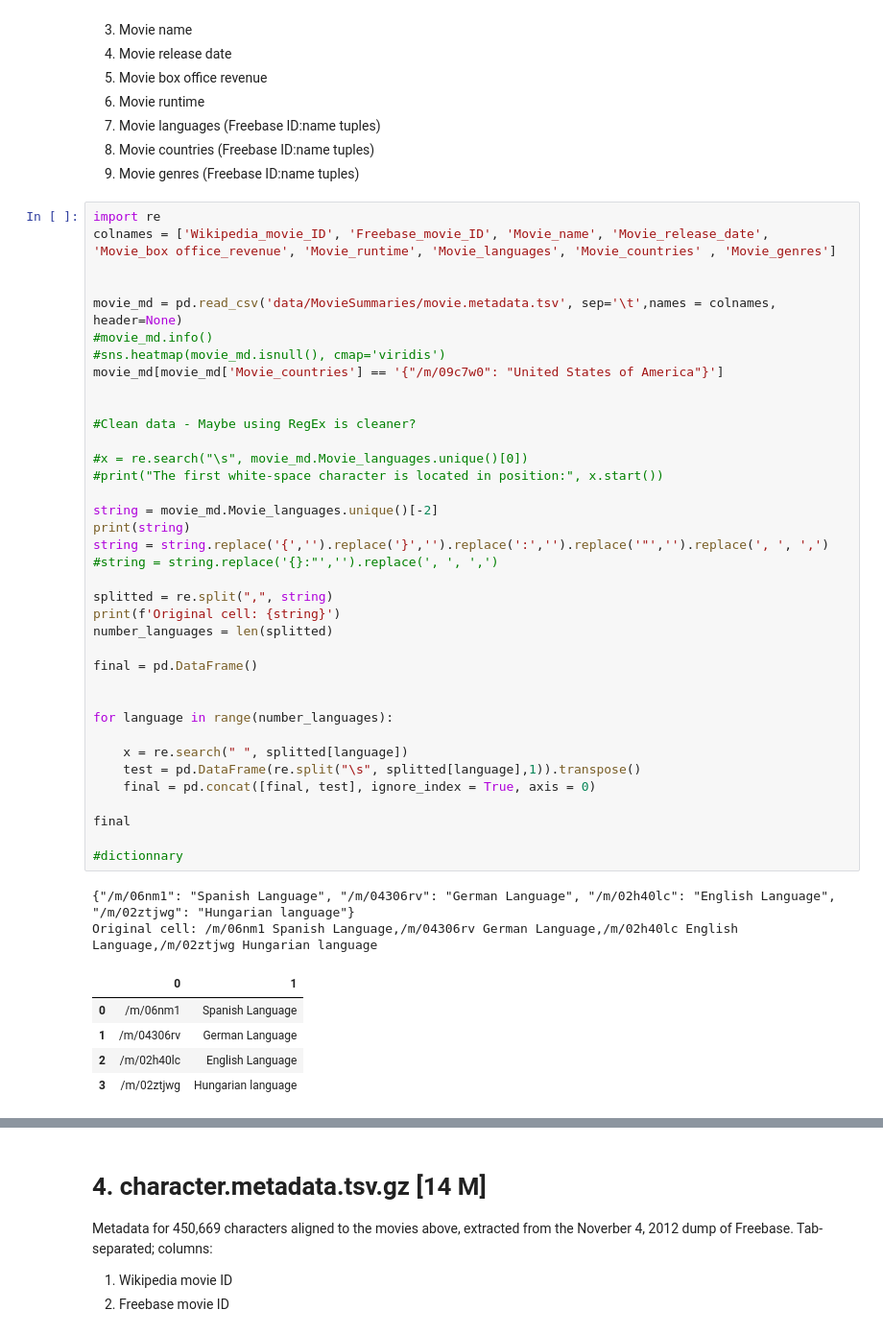
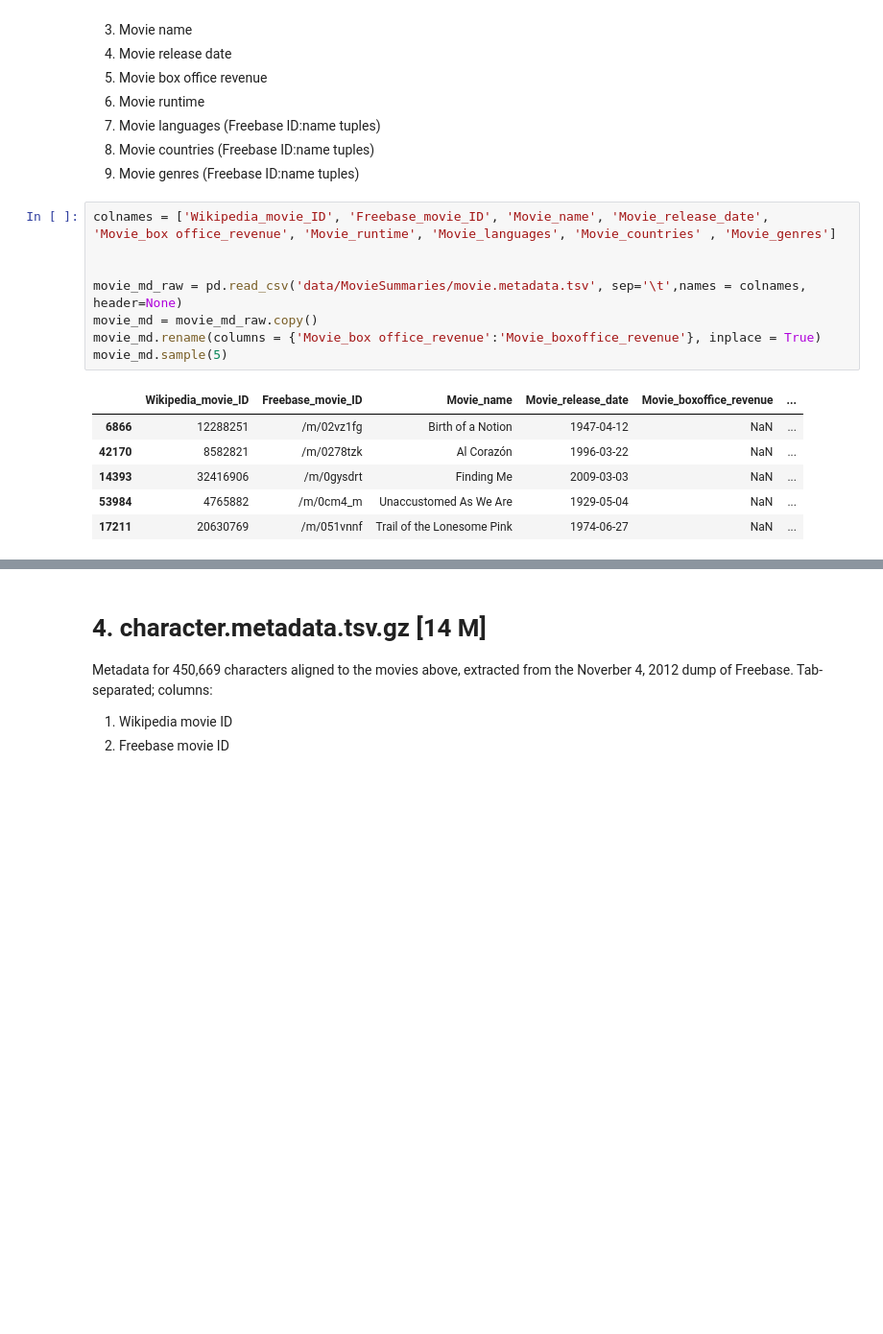
Before and after one commit to epfl-ada/ada-2022-project-silvermafia2022, a Jupyter notebook: project_movies.ipynb, the cells around one changed output, grey strips where cells are left out. Shown: that part at 96% size. Drawn from its saved outputs; the diff is of its cells as text; blank space fills up the shorter version.

Commit message:
Added movie_metadata clean + preliminary analysis

```diff
--- a/project_movies.ipynb
+++ b/project_movies.ipynb
@@ -80,47 +72,17 @@ Metadata for 81,741 movies, extracted from the Noverber 4, 2012 dump of Freebase
 8. Movie countries (Freebase ID:name tuples)
 9. Movie genres (Freebase ID:name tuples)
 # %%
-import re
 colnames = ['Wikipedia_movie_ID', 'Freebase_movie_ID', 'Movie_name', 'Movie_release_date', 'Movie_box office_revenue', 'Movie_runtime', 'Movie_languages', 'Movie_countries' , 'Movie_genres']
 
 
-movie_md = pd.read_csv('data/MovieSummaries/movie.metadata.tsv', sep='\t',names = colnames, header=None)
-#movie_md.info()
-#sns.heatmap(movie_md.isnull(), cmap='viridis')
-movie_md[movie_md['Movie_countries'] == '{"/m/09c7w0": "United States of America"}']
-
-
-#Clean data - Maybe using RegEx is cleaner?
-
-#x = re.search("\s", movie_md.Movie_languages.unique()[0])
-#print("The first white-space character is located in position:", x.start())
-
-string = movie_md.Movie_languages.unique()[-2]
-print(string)
-string = string.replace('{','').replace('}','').replace(':','').replace('"','').replace(', ', ',')
-#string = string.replace('{}:"','').replace(', ', ',')
-
-splitted = re.split(",", string)
-print(f'Original cell: {string}')
-number_languages = len(splitted)
-
-final = pd.DataFrame()
-
-
-for language in range(number_languages):
-
-    x = re.search(" ", splitted[language])
-    test = pd.DataFrame(re.split("\s", splitted[language],1)).transpose()
-    final = pd.concat([final, test], ignore_index = True, axis = 0)
-
-final
-
-#dictionnary
+movie_md_raw = pd.read_csv('data/MovieSummaries/movie.metadata.tsv', sep='\t',names = colnames, header=None)
+movie_md = movie_md_raw.copy()
+movie_md.rename(columns = {'Movie_box office_revenue':'Movie_boxoffice_revenue'}, inplace = True)
+movie_md.sample(5)
 # %% [output]
-{"/m/06nm1": "Spanish Language", "/m/04306rv": "German Language", "/m/02h40lc": "English Language", "/m/02ztjwg": "Hungarian language"}
-Original cell: /m/06nm1 Spanish Language,/m/04306rv German Language,/m/02h40lc English Language,/m/02ztjwg Hungarian language
-|  | 0 | 1 |
-| 0 | /m/06nm1 | Spanish Language |
-| 1 | /m/04306rv | German Language |
-| 2 | /m/02h40lc | English Language |
-| 3 | /m/02ztjwg | Hungarian language |
+|  | Wikipedia_movie_ID | Freebase_movie_ID | Movie_name | Movie_release_date | Movie_boxoffice_revenue | ... |
+| 6866 | 12288251 | /m/02vz1fg | Birth of a Notion | 1947-04-12 | NaN | ... |
+| 42170 | 8582821 | /m/0278tzk | Al Corazón | 1996-03-22 | NaN | ... |
+| 14393 | 32416906 | /m/0gysdrt | Finding Me | 2009-03-03 | NaN | ... |
+| 53984 | 4765882 | /m/0cm4_m | Unaccustomed As We Are | 1929-05-04 | NaN | ... |
+| 17211 | 20630769 | /m/051vnnf | Trail of the Lonesome Pink | 1974-06-27 | NaN | ... |
```
Also changed, not shown: parts of 21 cells of this notebook.
